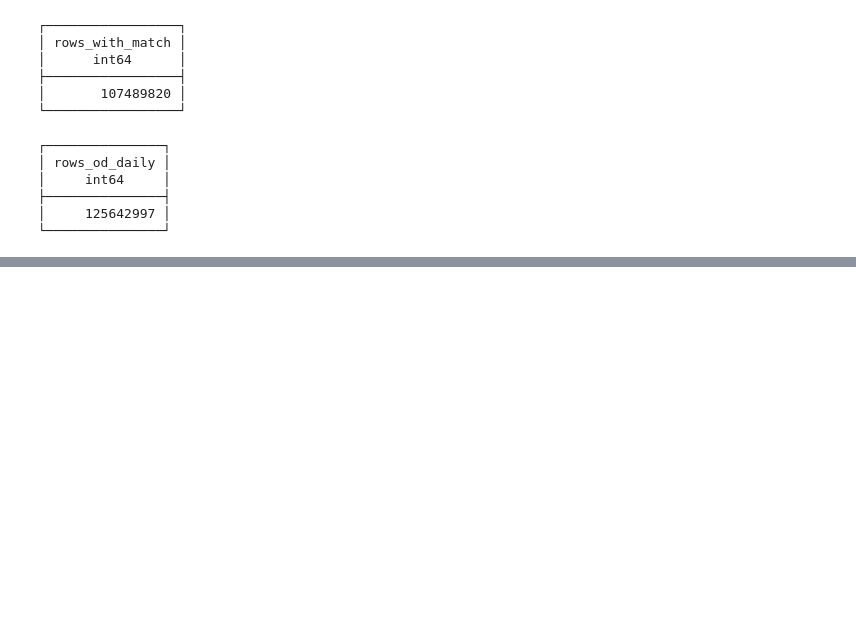
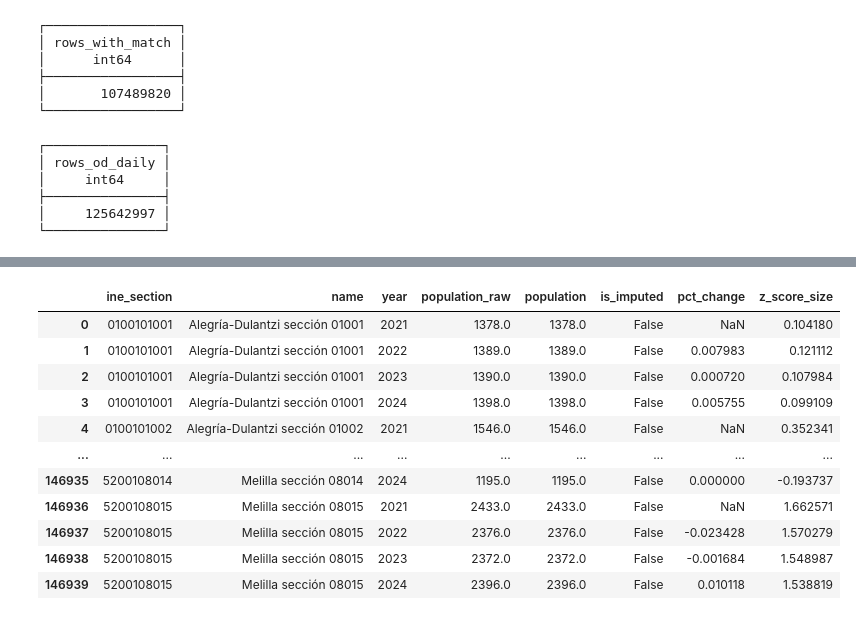
Before and after one commit to AleacionFerrica/BDET_mobility, a Jupyter notebook: duck_lake.ipynb, the cells around one changed output, grey strips where cells are left out. Cells and saved outputs as stored; diff of their text form; code cells hidden in the pictures; blank space fills up the shorter version.

```diff
--- a/duck_lake.ipynb
+++ b/duck_lake.ipynb
@@ -1407,0 +1794,77 @@ FROM silver.od_daily;
+# %%
+table_name = "bronze.poblacion_total"
+cols_df = con.sql(f"DESCRIBE {table_name}").df()
+
+year_cols = [f"{c}"for c in cols_df['column_name'] if c.endswith('_value')]
+year_cols.sort()
+years_labels = [c.split('_')[0] for c in year_cols]
+
+
+# Lista de valores: [ "2021_value", "2022_value", ... ]
+sql_col_list = "[" + ", ".join([f'"{c}"' for c in year_cols]) + "]"
+# Lista de años texto: [ '2021', '2022', ... ]
+sql_year_label_list = "[" + ", ".join([f"'{y}'" for y in years_labels]) + "]"
+
+print(f"Detectados años: {years_labels}")
+
+# 3. Query Maestra con Imputación Bidireccional
+query_imputacion = f"""
+WITH raw_unpivoted AS (
+    SELECT
+        ine_section,
+        name,
+        -- UNNEST mantiene los NULLs, solucionando tu problema base
+        UNNEST({sql_year_label_list})::INT as year,
+        UNNEST({sql_col_list})::DOUBLE as population_raw
+    FROM {table_name}
+),
+calc_imputation AS (
+    SELECT
+        *,
+        -- ESTRATEGIA DE IMPUTACIÓN (COALESCE en cascada)
+        COALESCE(
+            population_raw,
+
+            -- 1. FORWARD FILL (Rellenar con el año anterior)
+            -- Útil si falta 2023 pero tengo 2022.
+            LAST_VALUE(population_raw IGNORE NULLS)
+                OVER(PARTITION BY ine_section ORDER BY year
+                     ROWS BETWEEN UNBOUNDED PRECEDING AND CURRENT ROW),
+
+            -- 2. BACKWARD FILL (Rellenar con el año siguiente)
+            -- Útil para tu caso: "Si mi año más antiguo tiene missing".
+            -- Si 2021 es NULL, mirará 2022, 2023... hasta encontrar dato.
+            FIRST_VALUE(population_raw IGNORE NULLS)
+                OVER(PARTITION BY ine_section ORDER BY year
+                     ROWS BETWEEN CURRENT ROW AND UNBOUNDED FOLLOWING),
+
+            -- 3. Fallback final (si toda la serie es NULL)
+            0
+        ) as population,
+
+        -- Marcamos qué filas son inventadas para saberlo
+        CASE WHEN population_raw IS NULL THEN TRUE ELSE FALSE END as is_imputed
+    FROM raw_unpivoted
+),
+stats_calc AS (
+        SELECT
+            *,
+            -- CÁLCULO 1: Variación Interanual
+            (population - LAG(population) OVER(PARTITION BY ine_section ORDER BY year)) /
+            NULLIF(LAG(population) OVER(PARTITION BY ine_section ORDER BY year), 0) as pct_change,
+
+            -- CÁLCULO 2: Z-Score
+            (population - AVG(population) OVER(PARTITION BY year)) /
+            NULLIF(STDDEV(population) OVER(PARTITION BY year), 0) as z_score_size
+        FROM calc_imputation
+    )
+SELECT * FROM stats_calc ORDER BY ine_section, year
+"""
+
+# Ejecutar y verificar
+df_resultado = con.sql(query_imputacion).df()
+
+# Comprobación rápida: ¿Se arregló el año antiguo?
+print("Filas imputadas:", len(df_resultado[df_resultado['is_imputed'] == True]))
+display(df_resultado)
+# %% [output]
@@ -1407,0 +1873,12 @@ FROM silver.od_daily;
+|  | ine_section | name | year | population_raw | population | is_imputed | pct_change | z_score_size |
+| 0 | 0100101001 | Alegría-Dulantzi sección 01001 | 2021 | 1378.0 | 1378.0 | False | NaN | 0.104180 |
+| 1 | 0100101001 | Alegría-Dulantzi sección 01001 | 2022 | 1389.0 | 1389.0 | False | 0.007983 | 0.121112 |
+| 2 | 0100101001 | Alegría-Dulantzi sección 01001 | 2023 | 1390.0 | 1390.0 | False | 0.000720 | 0.107984 |
+| 3 | 0100101001 | Alegría-Dulantzi sección 01001 | 2024 | 1398.0 | 1398.0 | False | 0.005755 | 0.099109 |
+| 4 | 0100101002 | Alegría-Dulantzi sección 01002 | 2021 | 1546.0 | 1546.0 | False | NaN | 0.352341 |
+| ... | ... | ... | ... | ... | ... | ... | ... | ... |
+| 146935 | 5200108014 | Melilla sección 08014 | 2024 | 1195.0 | 1195.0 | False | 0.000000 | -0.193737 |
+| 146936 | 5200108015 | Melilla sección 08015 | 2021 | 2433.0 | 2433.0 | False | NaN | 1.662571 |
+| 146937 | 5200108015 | Melilla sección 08015 | 2022 | 2376.0 | 2376.0 | False | -0.023428 | 1.570279 |
+| 146938 | 5200108015 | Melilla sección 08015 | 2023 | 2372.0 | 2372.0 | False | -0.001684 | 1.548987 |
+| 146939 | 5200108015 | Melilla sección 08015 | 2024 | 2396.0 | 2396.0 | False | 0.010118 | 1.538819 |
```
Also changed, not shown: parts of 47 cells of this notebook, 4 other files.
